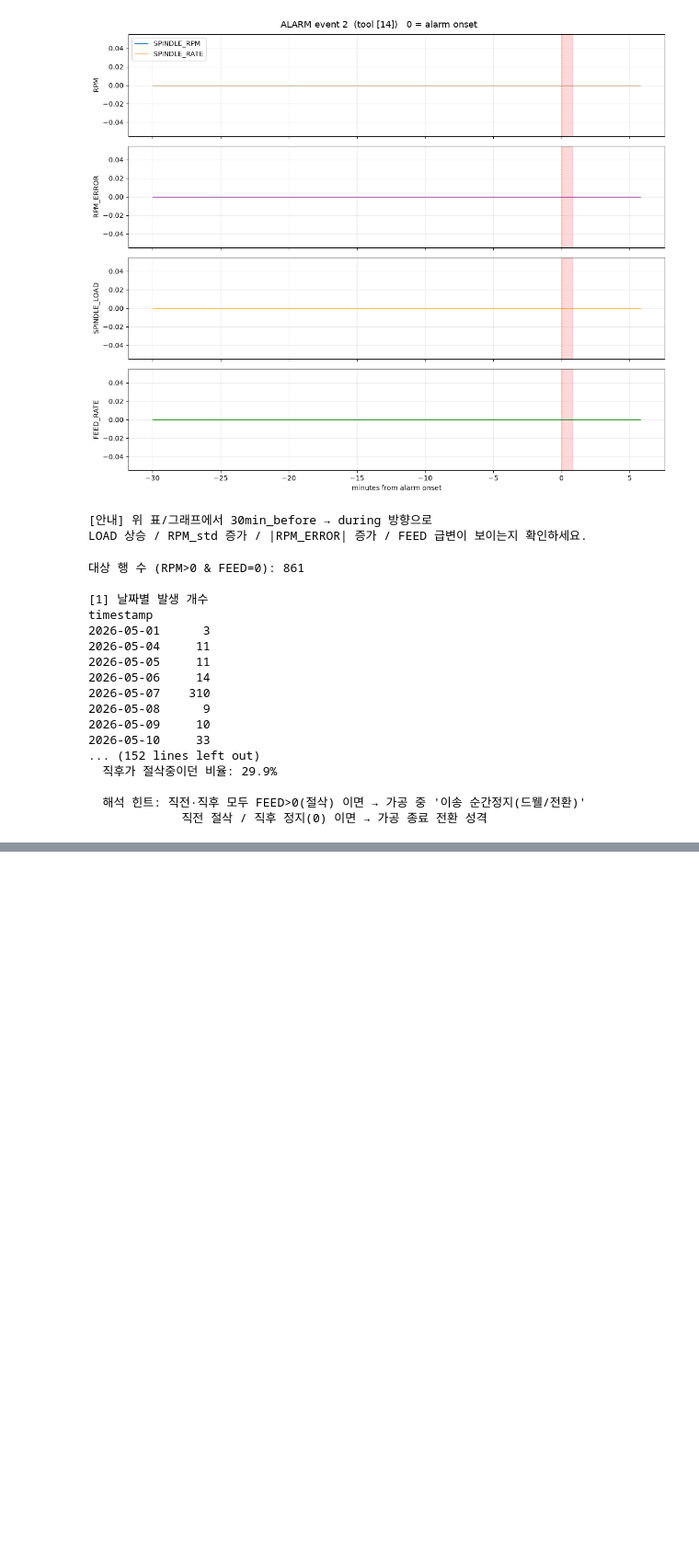
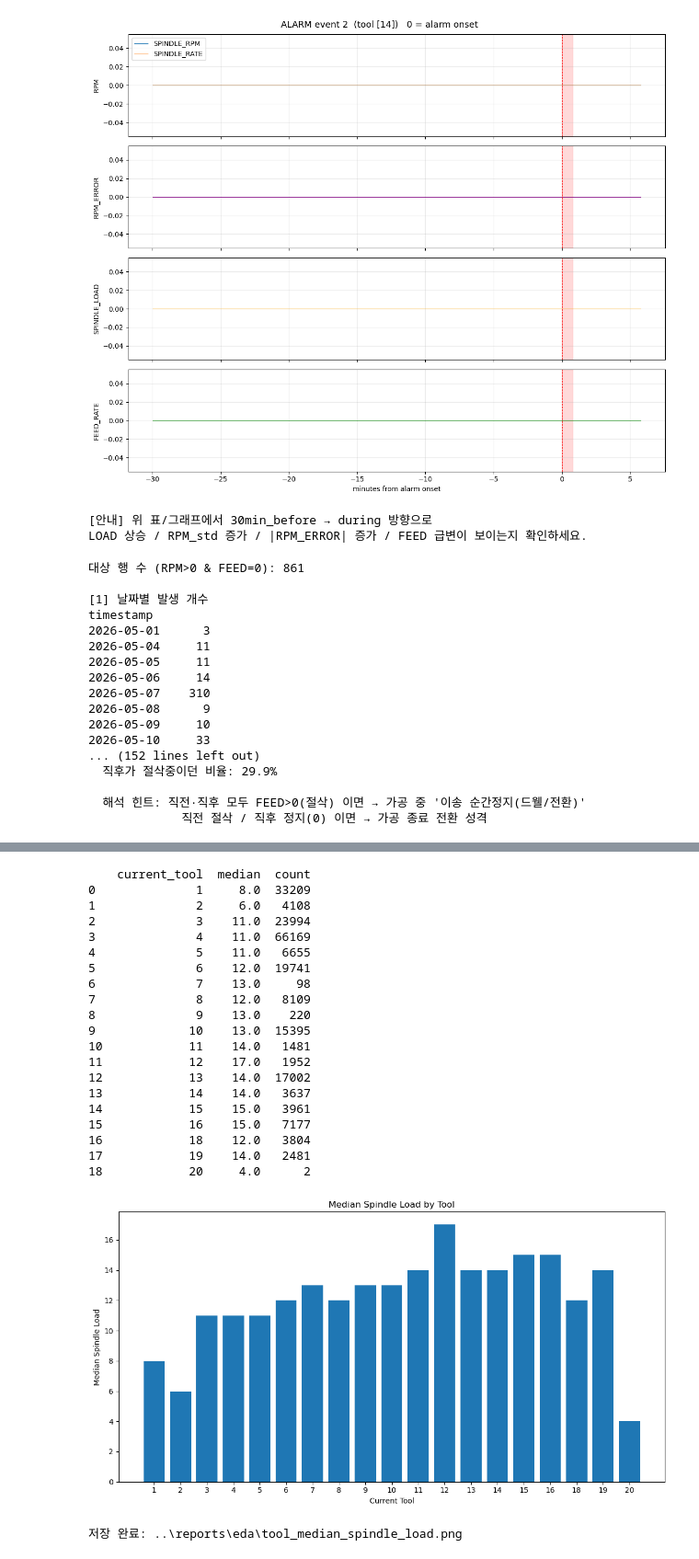
Before and after one commit to laon2373/MCT-Data-Preprocessing, a Jupyter notebook: notebooks/model_eda.ipynb, the cells around one changed output, grey strips where cells are left out. Shown at 92% size. Saved outputs shown, nothing was run; the diff lists cells and outputs as text; code cells hidden in the pictures; blank space fills up the shorter version.

```diff
--- a/notebooks/model_eda.ipynb
+++ b/notebooks/model_eda.ipynb
@@ -891,0 +1159,68 @@ timestamp
+# %%
+# =========================================================
+# 공구별 절삭 SPINDLE_LOAD 중앙값
+# =========================================================
+
+tool_load = (
+    cutting_df
+    .groupby("current_tool")["spindle_load"]
+    .agg(["median", "count"])
+    .reset_index()
+    .sort_values("current_tool")
+)
+
+
+print(tool_load)
+
+
+# 그래프
+fig, ax = plt.subplots(figsize=(11, 6))
+
+ax.bar(
+    tool_load["current_tool"].astype(str),
+    tool_load["median"],
+)
+
+ax.set_title("Median Spindle Load by Tool")
+ax.set_xlabel("Current Tool")
+ax.set_ylabel("Median Spindle Load")
+
+plt.tight_layout()
+
+save_path = (
+    eda_report_dir
+    / "tool_median_spindle_load.png"
+)
+
+plt.savefig(
+    save_path,
+    dpi=300,
+    bbox_inches="tight",
+)
+
+plt.show()
+
+print("저장 완료:", save_path)
+# %% [output]
+    current_tool  median  count
+0              1     8.0  33209
+1              2     6.0   4108
+2              3    11.0  23994
+3              4    11.0  66169
+4              5    11.0   6655
+5              6    12.0  19741
+6              7    13.0     98
+7              8    12.0   8109
+8              9    13.0    220
+9             10    13.0  15395
+10            11    14.0   1481
+11            12    17.0   1952
+12            13    14.0  17002
+13            14    14.0   3637
+14            15    15.0   3961
+15            16    15.0   7177
+16            18    12.0   3804
+17            19    14.0   2481
+18            20     4.0      2
+[figure, added]
+저장 완료: ..\reports\eda\tool_median_spindle_load.png
```
Also changed, not shown: parts of 7 cells of this notebook, 31 other files.
